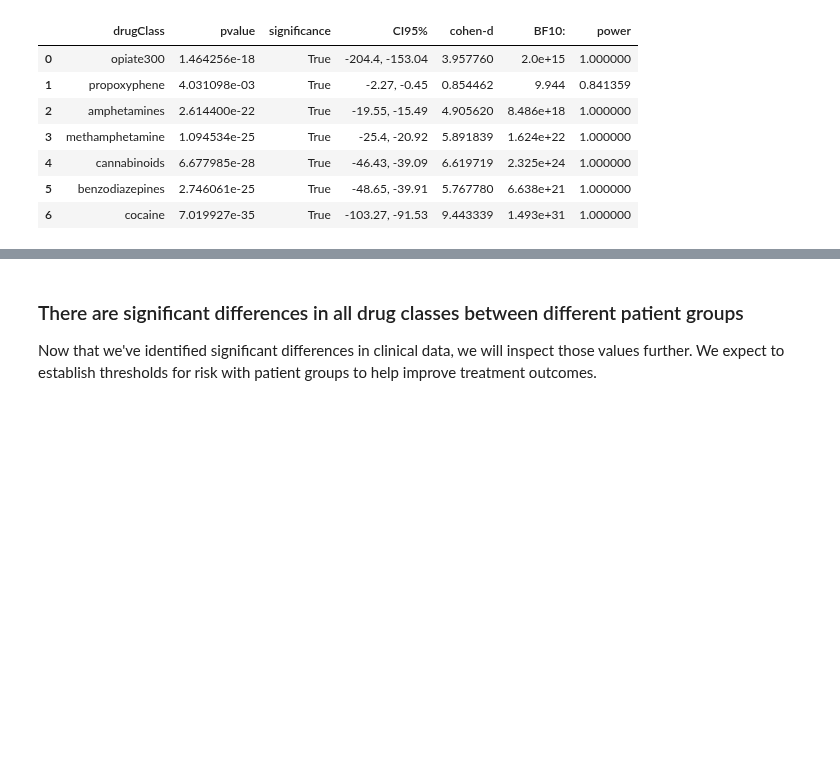
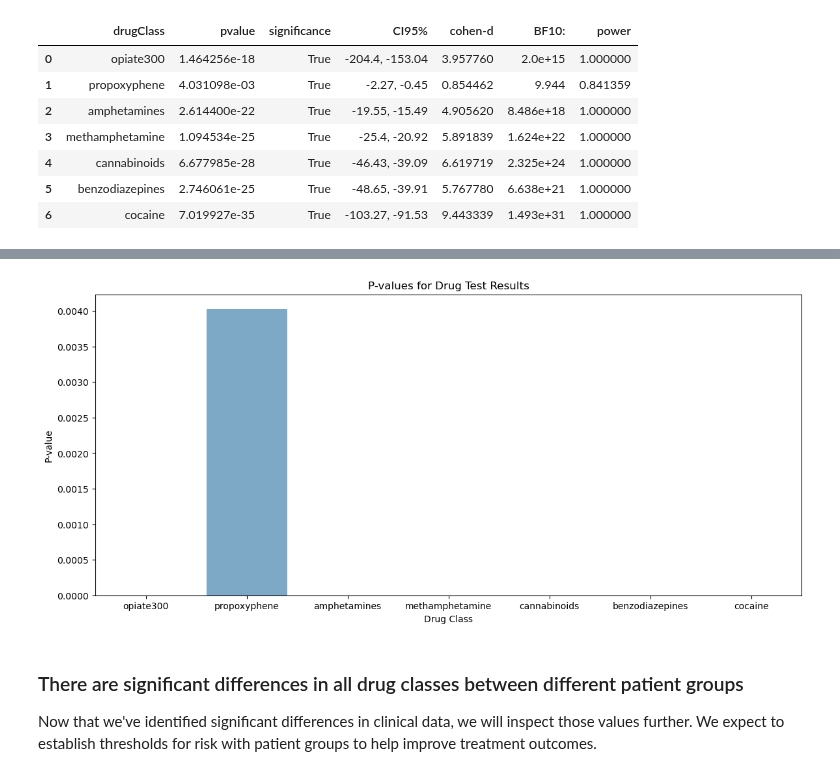
Before and after one commit to DanHerman212/oud_treatment_outcome, a Jupyter notebook: notebooks/2_exploratory_analysis.ipynb, the cells around one changed output, grey strips where cells are left out. Saved outputs shown, nothing was run; the diff lists cells and outputs as text; code cells hidden in the pictures; blank space fills up the shorter version.

```diff
--- a/notebooks/2_exploratory_analysis.ipynb
+++ b/notebooks/2_exploratory_analysis.ipynb
@@ -137,7 +137,7 @@ def drug_test_df(df, type, drugclass, ax=None):
     assert type in ['test', 'survey','meds'], f'{type} not a valid type for reporting'
 
     # assert that drugclass must be include Propoxyphene, Amphetamines,Cannabinoids, Benzodiazepines, Cocaine (not case sensitive)
-    assert drugclass in ['Opiate300','Propoxyphene', 'Amphetamines', 'Methamphetamine', 'Cannabinoids', 'Benzodiazepines', 'Cocaine', 'cannabis','oxycodone','methadone','amphetamine','crystal','opiates','benzodiazepines','propoxyphene','cannabis','cocaine','oxycodone','methadone','amphetamine','methamphetamine','opiates','benzodiazepines','propoxyphene'],f'{drugclass} not a valid drug class'
+    assert drugclass in ['Opiate300','Propoxyphene', 'Amphetamines', 'Methamphetamine', 'Cannabinoids', 'Benzodiazepines', 'Cocaine', 'cannabis','oxycodone','methadone','amphetamine','crystal','opiates','benzodiazepines','propoxyphene','cannabis','cocaine','oxycodone','methadone','amphetamine','methamphetamine','opiates','benzodiazepines','propoxyphene','buprenorphine'],f'{drugclass} not a valid drug class'
 
     # filter df to total_visits == 26, this filters patients that completed treatment
     df = df[df['total_visits'] == 26]
@@ -348,3 +383,13 @@ test_pvs
+# %%
+# plot pvalues on distribution
+fig, ax = plt.subplots(figsize=(14, 6))
+sns.barplot(x='drugClass', y='pvalue', data=test_pvs, ax=ax, palette='Blues_d')
+ax.set_title('P-values for Drug Test Results')
+ax.set_xlabel('Drug Class')
+ax.set_ylabel('P-value')
+plt.show()
+# %% [output]
+[figure, added]
 # %% [markdown]
 ### There are significant differences in all drug classes between different patient groups
 Now that we've identified significant differences in clinical data, we will inspect those values further.  We expect to establish thresholds for risk with patient groups to help improve treatment outcomes.
```
Also changed, not shown: parts of 3 cells of this notebook, 5 other files.
